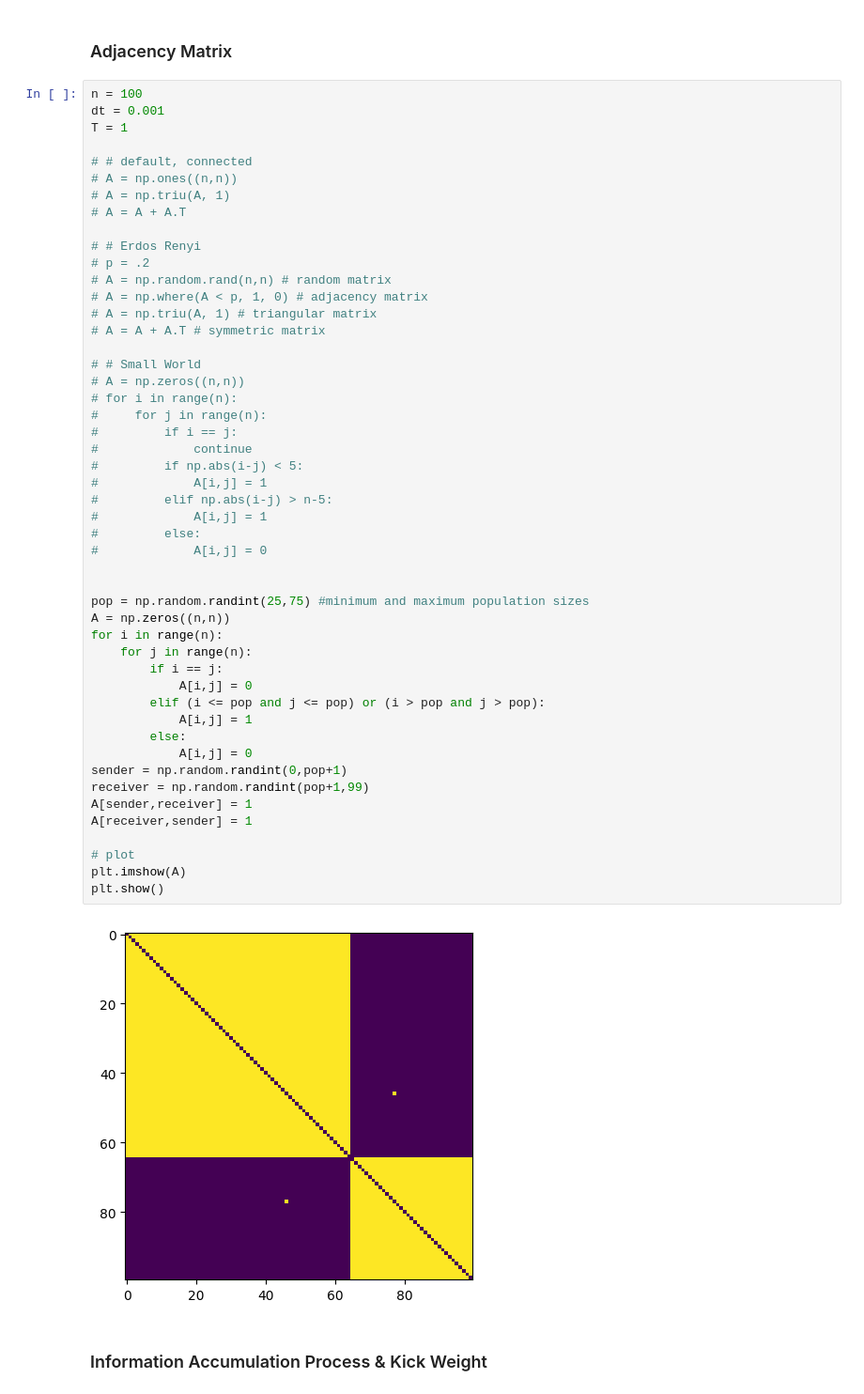
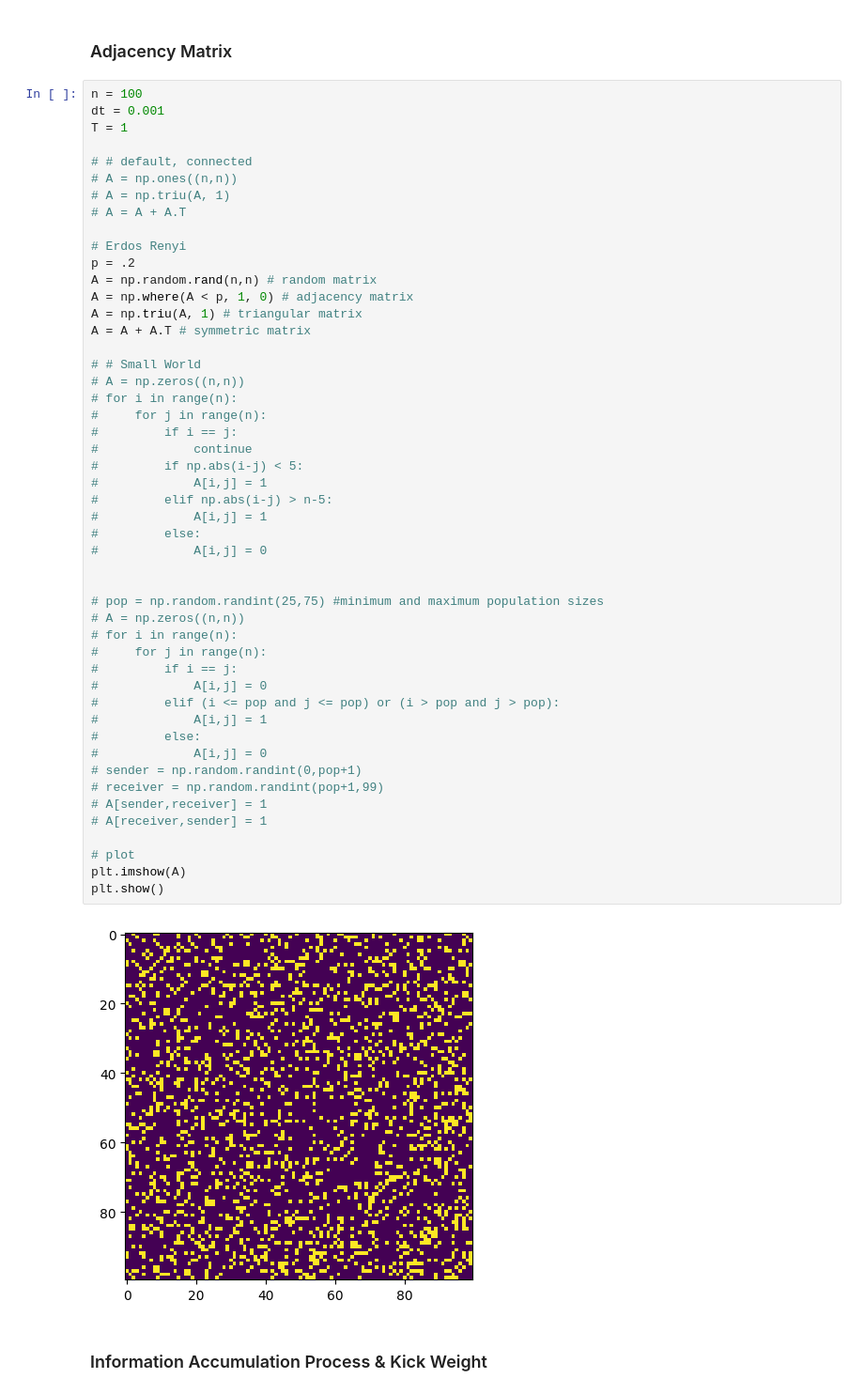
Before and after one commit to fcseidl/social-net-consensus, a Jupyter notebook: heuristic-accumulation.ipynb, the cells around one changed output. Shown: that part at 94% size. Saved outputs shown, nothing was run; the diff lists cells and outputs as text.

```diff
--- a/heuristic-accumulation.ipynb
+++ b/heuristic-accumulation.ipynb
@@ -6,54 +6,54 @@ import matplotlib.pyplot as plt
 # %%
 n = 100
 dt = 0.001
 T = 1
 
 # # default, connected
 # A = np.ones((n,n))
 # A = np.triu(A, 1)
 # A = A + A.T
 
-# # Erdos Renyi
-# p = .2
-# A = np.random.rand(n,n) # random matrix
-# A = np.where(A < p, 1, 0) # adjacency matrix
-# A = np.triu(A, 1) # triangular matrix
-# A = A + A.T # symmetric matrix
+# Erdos Renyi
+p = .2
+A = np.random.rand(n,n) # random matrix
+A = np.where(A < p, 1, 0) # adjacency matrix
+A = np.triu(A, 1) # triangular matrix
+A = A + A.T # symmetric matrix
 
 # # Small World
 # A = np.zeros((n,n))
 # for i in range(n):
 #     for j in range(n):
 #         if i == j:
 #             continue
 #         if np.abs(i-j) < 5:
 #             A[i,j] = 1
 #         elif np.abs(i-j) > n-5:
 #             A[i,j] = 1
 #         else:
 #             A[i,j] = 0
 
 
-pop = np.random.randint(25,75) #minimum and maximum population sizes
-A = np.zeros((n,n))
-for i in range(n):
-    for j in range(n):
-        if i == j:
-            A[i,j] = 0
-        elif (i <= pop and j <= pop) or (i > pop and j > pop):
-            A[i,j] = 1
-        else:
-            A[i,j] = 0
-sender = np.random.randint(0,pop+1)
-receiver = np.random.randint(pop+1,99)
-A[sender,receiver] = 1
-A[receiver,sender] = 1
+# pop = np.random.randint(25,75) #minimum and maximum population sizes
+# A = np.zeros((n,n))
+# for i in range(n):
+#     for j in range(n):
+#         if i == j:
+#             A[i,j] = 0
+#         elif (i <= pop and j <= pop) or (i > pop and j > pop):
+#             A[i,j] = 1
+#         else:
+#             A[i,j] = 0
+# sender = np.random.randint(0,pop+1)
+# receiver = np.random.randint(pop+1,99)
+# A[sender,receiver] = 1
+# A[receiver,sender] = 1
 
 # plot
 plt.imshow(A)
 plt.show()
 # %% [output]
-[figure, old version]
+[figure, new version]
 # %% [markdown]
 ### Information Accumulation Process & Kick Weight
 # %%
```
Also changed, not shown: parts of 13 cells of this notebook, 1 other file.
